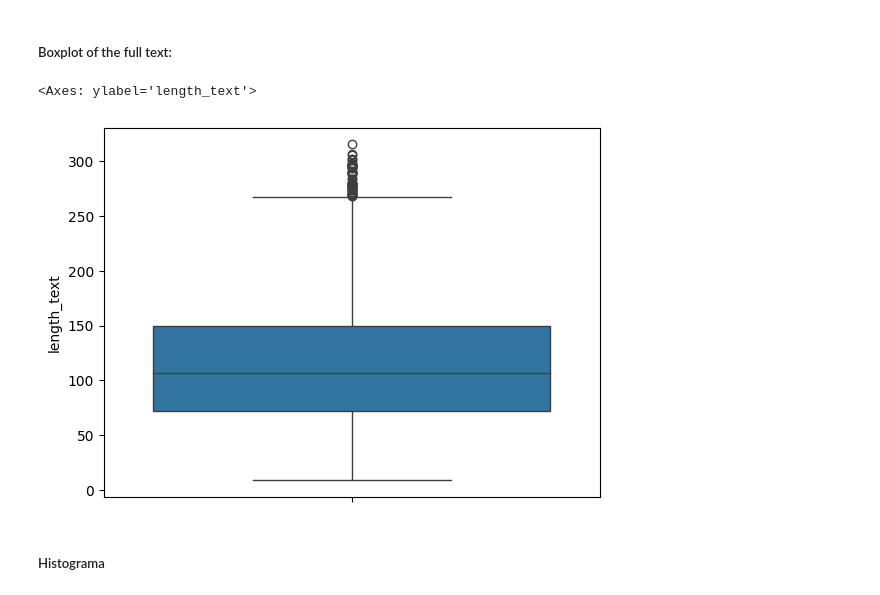
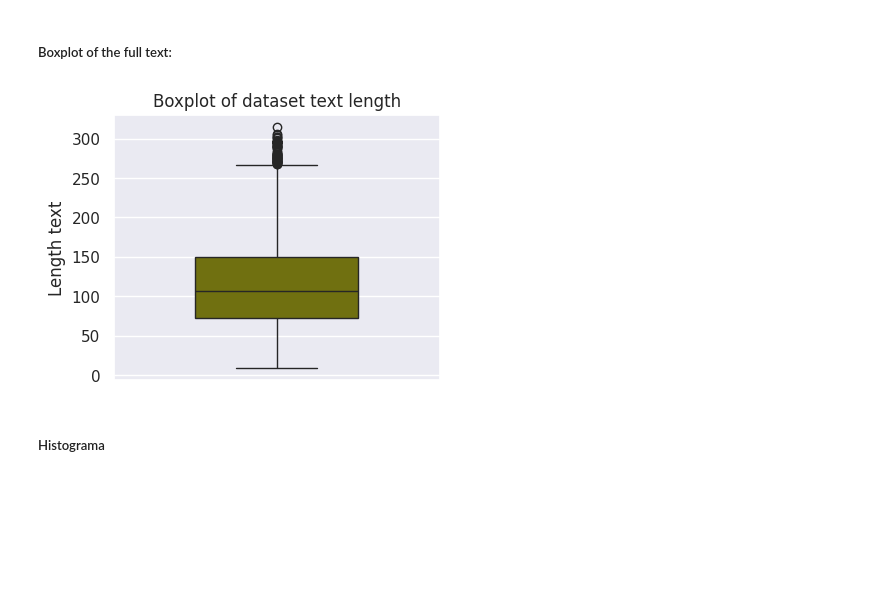
Before and after one commit to josuhinrichs/mandacaru-desafio2, a Jupyter notebook: desafio2.ipynb, the cells around one changed output. Drawn from its saved outputs; the diff is of its cells as text; code cells hidden in the pictures; blank space fills up the shorter version.

```diff
--- a/desafio2.ipynb
+++ b/desafio2.ipynb
@@ -131,10 +131,13 @@ max       315.000000
 Name: length_text, dtype: float64
 # %% [markdown]
 ##### Boxplot of the full text:
-# %%
-sns.boxplot(dataset['length_text'])
-# %% [output]
-<Axes: ylabel='length_text'>
-[figure, removed]
+# %%
+fig=plt.figure(figsize=(4,3),constrained_layout=True)
+figure=sns.boxplot(dataset['length_text'],color='olive',width=0.5)
+figure.set(ylabel='Length text',title='Boxplot of dataset text length')
+plt.savefig('Boxplot_datasetTextLength.png',dpi=300)
+plt.show()
+# %% [output]
+[figure, added]
 # %% [markdown]
 ##### Histograma
```
Also changed, not shown: parts of 7 cells of this notebook, 3 other files.
